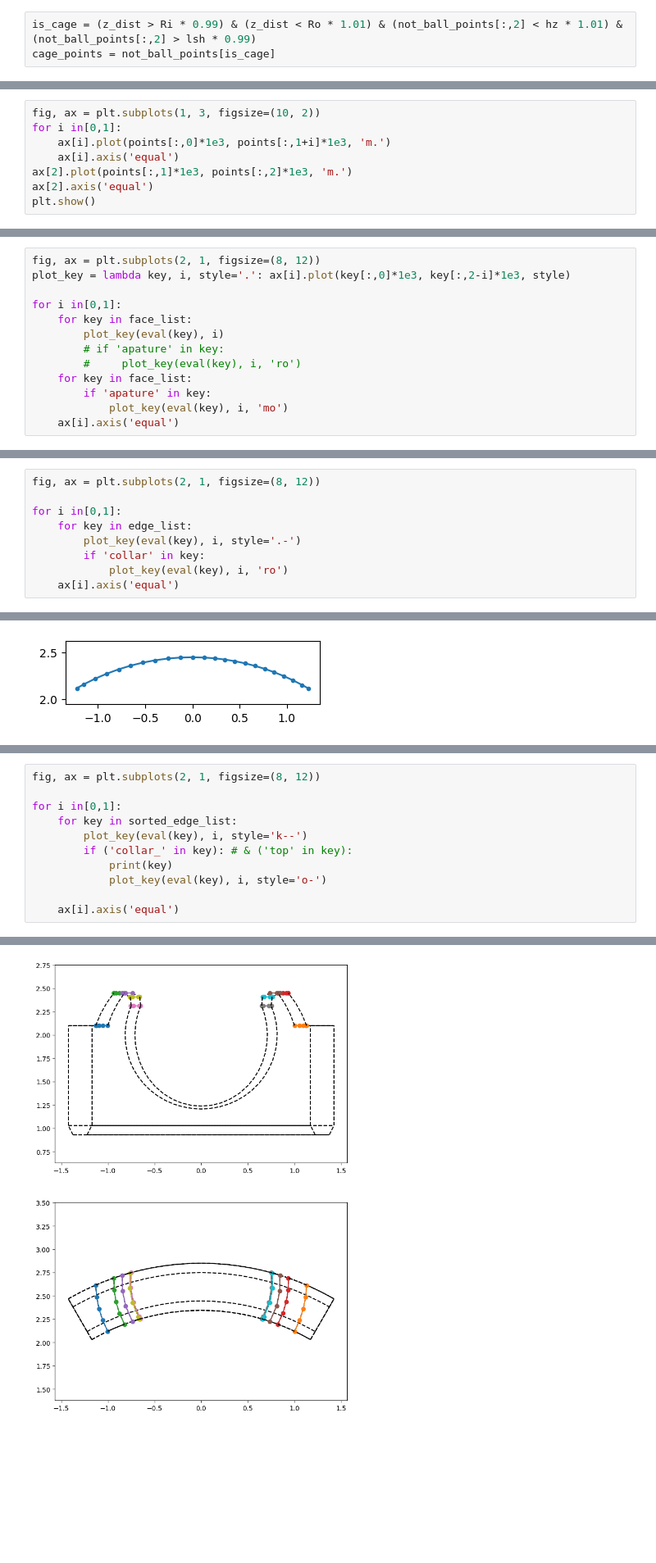
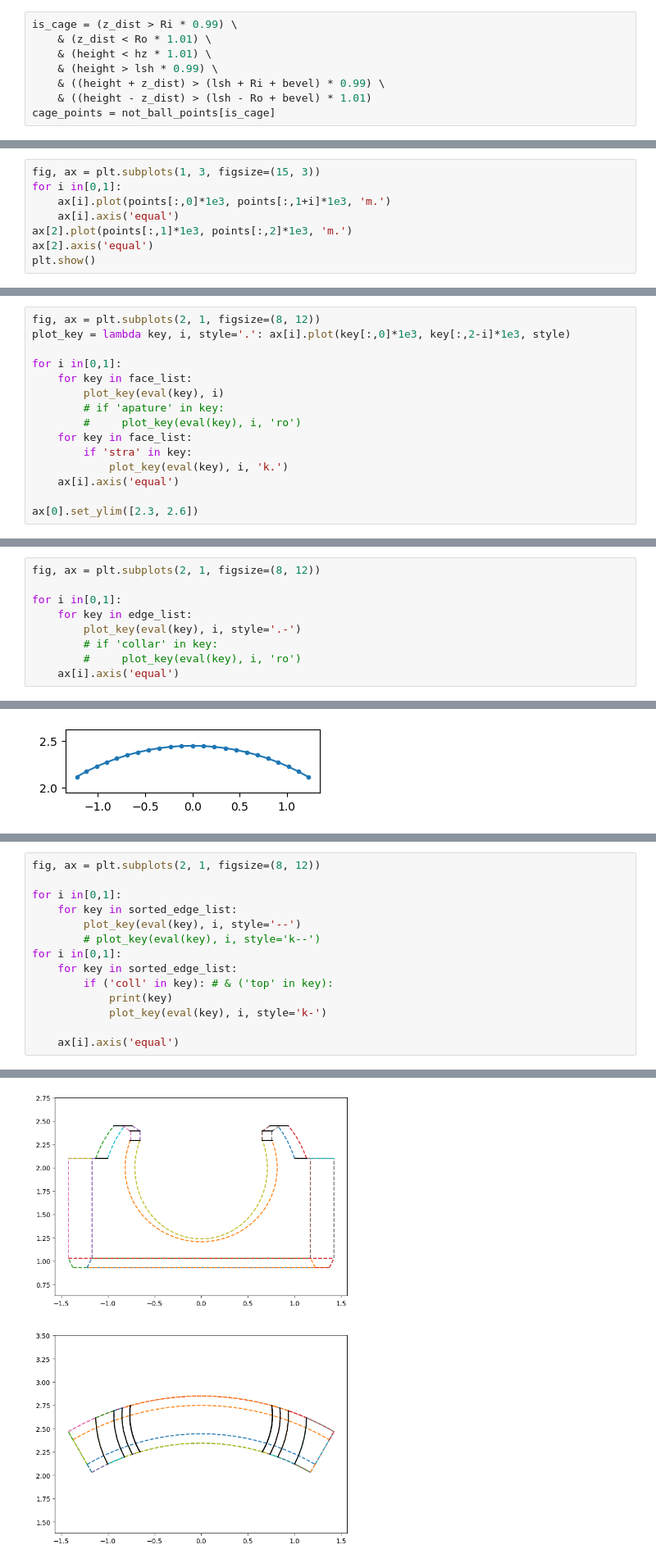
Before and after one commit to gyakusu/Mophing, a Jupyter notebook: python/BearingMakeList.ipynb, the cells around one changed output, grey strips where cells are left out. Shown: that part at 82% size. Drawn from its saved outputs; the diff is of its cells as text; blank space fills up the shorter version.

```diff
--- a/python/BearingMakeList.ipynb
+++ b/python/BearingMakeList.ipynb
@@ -100,5 +109,10 @@ z_dist = np.linalg.norm(not_ball_points[:,:2], axis=1)
 # %%
-is_cage = (z_dist > Ri * 0.99) & (z_dist < Ro * 1.01) & (not_ball_points[:,2] < hz * 1.01) & (not_ball_points[:,2] > lsh * 0.99)
+is_cage = (z_dist > Ri * 0.99) \
+    & (z_dist < Ro * 1.01) \
+    & (height < hz * 1.01) \
+    & (height > lsh * 0.99) \
+    & ((height + z_dist) > (lsh + Ri + bevel) * 0.99) \
+    & ((height - z_dist) > (lsh - Ro + bevel) * 1.01)
 cage_points = not_ball_points[is_cage]
 # %%
 azimath = np.rad2deg(np.arctan2(cage_points[:,0], cage_points[:,1]))
@@ -106,7 +120,7 @@ azimath = np.rad2deg(np.arctan2(cage_points[:,0], cage_points[:,1]))
 is_wall = ((azimath < (-30 * 0.99)) | (azimath > (30 * 0.99))) & (cage_points[:,2] > (hsh * 1.01))
 points = cage_points[~is_wall]
 # %%
-fig, ax = plt.subplots(1, 3, figsize=(10, 2))
+fig, ax = plt.subplots(1, 3, figsize=(15, 3))
 for i in[0,1]:
     ax[i].plot(points[:,0]*1e3, points[:,1+i]*1e3, 'm.')
     ax[i].axis('equal')
@@ -230,7 +245,9 @@ for i in[0,1]:
         # if 'apature' in key:
         #     plot_key(eval(key), i, 'ro')
     for key in face_list:
-        if 'apature' in key:
-            plot_key(eval(key), i, 'mo')
+        if 'stra' in key:
+            plot_key(eval(key), i, 'k.')
     ax[i].axis('equal')
+
+ax[0].set_ylim([2.3, 2.6])
 # %% [output]
@@ -388,7 +406,7 @@ fig, ax = plt.subplots(2, 1, figsize=(8, 12))
 for i in[0,1]:
     for key in edge_list:
         plot_key(eval(key), i, style='.-')
-        if 'collar' in key:
-            plot_key(eval(key), i, 'ro')
+        # if 'collar' in key:
+        #     plot_key(eval(key), i, 'ro')
     ax[i].axis('equal')
 # %% [output]
@@ -456,36 +474,39 @@ stripe_out_right_sorted (2, 3)
 # %%
 fig, ax = plt.subplots(2, 1, figsize=(8, 12))
 
 for i in[0,1]:
     for key in sorted_edge_list:
-        plot_key(eval(key), i, style='k--')
-        if ('collar_' in key): # & ('top' in key):
+        plot_key(eval(key), i, style='--')
+        # plot_key(eval(key), i, style='k--')
+for i in[0,1]:
+    for key in sorted_edge_list:
+        if ('coll' in key): # & ('top' in key):
             print(key)
-            plot_key(eval(key), i, style='o-')
+            plot_key(eval(key), i, style='k-')
 
     ax[i].axis('equal')
 # %% [output]
 collar_left_out_sorted
 collar_right_out_sorted
 collar_left_middle_sorted
 collar_right_middle_sorted
 collar_left_in_sorted
 collar_right_in_sorted
 collar_bottom_left_sorted
 collar_bottom_right_sorted
 collar_middle_left_sorted
 collar_middle_right_sorted
 collar_left_out_sorted
 collar_right_out_sorted
 collar_left_middle_sorted
 collar_right_middle_sorted
 collar_left_in_sorted
 collar_right_in_sorted
 collar_bottom_left_sorted
 collar_bottom_right_sorted
 collar_middle_left_sorted
 collar_middle_right_sorted
-[figure, old version]
+[figure, new version]
 # %% [markdown]
 ## 面からエッジを取り除く
 # %%
```
Also changed, not shown: parts of 59 cells of this notebook, 10 other files.
